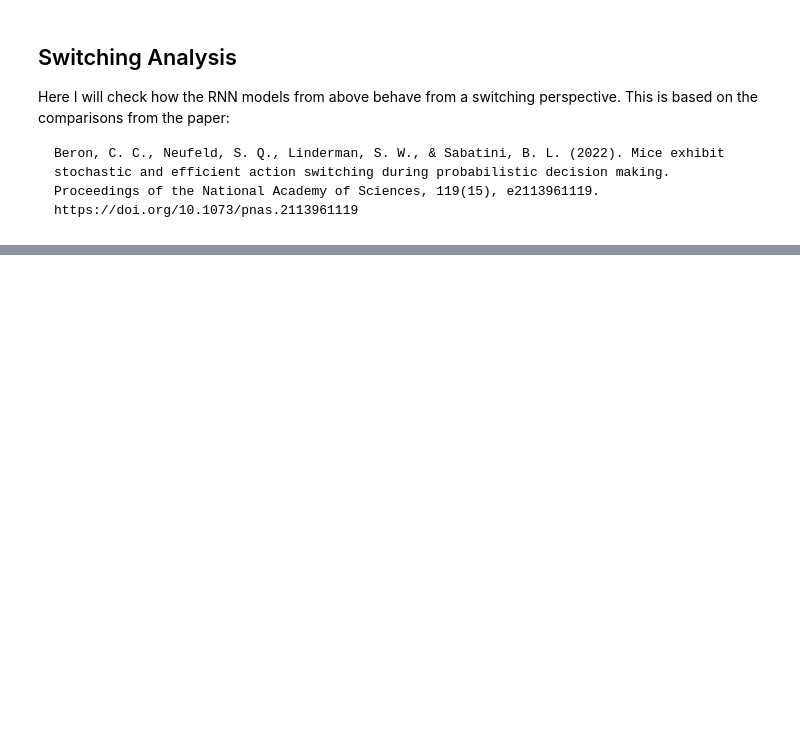
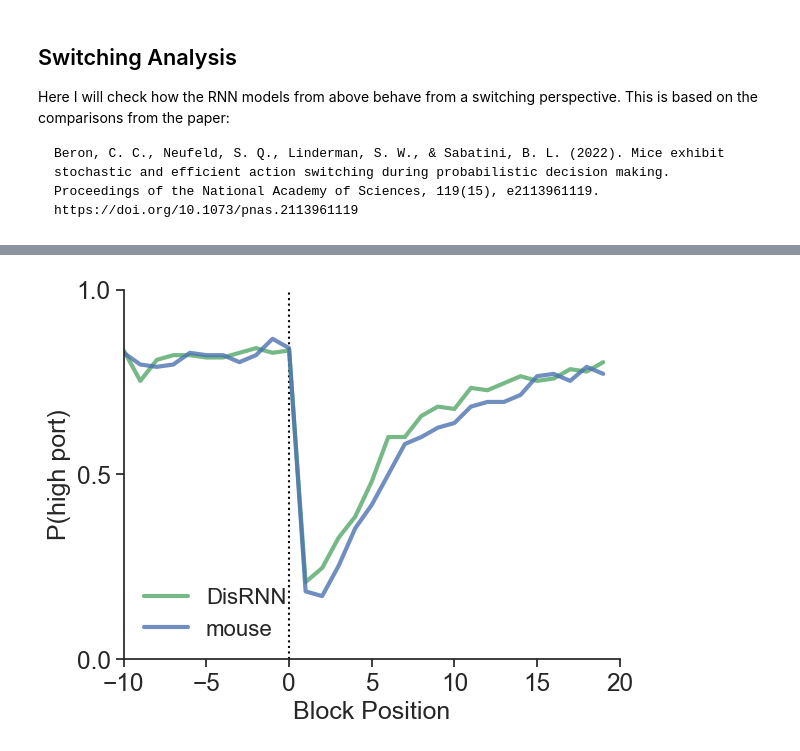
Before and after one commit to mikecondon/disrnn, a Jupyter notebook: switching.ipynb, the cells around one changed output, grey strips where cells are left out. Cells and saved outputs as stored; diff of their text form; code cells hidden in the pictures; blank space fills up the shorter version.

```diff
--- a/switching.ipynb
+++ b/switching.ipynb
@@ -213,0 +304,28 @@ print(f"trial length mean: {eps.mean():.2f}, std: {eps.std():.2f}")
+# %%
+"""
+Next, I need to line up the block index in each trial with the switches as
+calculated by the samplers.
+"""
+
+# ds_va = switch_utils.get_dataset(df[df['Session'].isin(va_eps.index)], va_eps, batch_size)
+blocks_sim = switch_utils.blocker(df_va, 10, 20, y_sampled)
+blocks = switch_utils.blocker(df_va, 10, 20, ds_va._xs[:,:,0])
+block_pos = np.arange(-10,20)
+blocks_sim_high = blocks_sim[:,:,:,0] == blocks_sim[:,:,:,1]
+blocks_high = blocks[:,:,:,0] == blocks[:,:,:,1]
+
+sns.set_theme(style='ticks', font_scale=1.6, rc={'axes.labelsize':18, 'axes.titlesize':18})
+
+fig, ax1 = plt.subplots(nrows=1, ncols=1)
+ax1.vlines(x=0,ymin=0,ymax=1.05,linestyle='dotted',color='black')
+
+ax1.plot(block_pos, np.mean(blocks_sim_high[:,:,2], axis=1),label='DisRNN', alpha=0.8, linewidth=3, color=sns.color_palette()[2])
+ax1.plot(block_pos, np.mean(blocks_high[:,:,2], axis=1),label='mouse', alpha=0.8, linewidth=3, color=sns.color_palette()[0])
+
+ax1.set_yticks([0,0.5, 1.0])
+ax1.legend(fontsize=16,frameon=False)
+ax1.set(xlim=(-10,20), ylim=(0,1), xlabel='Block Position', ylabel='P(high port)')
+
+sns.despine()
+# %% [output]
+[figure, added]
```
Also changed, not shown: parts of 16 cells of this notebook, 22 other files.
